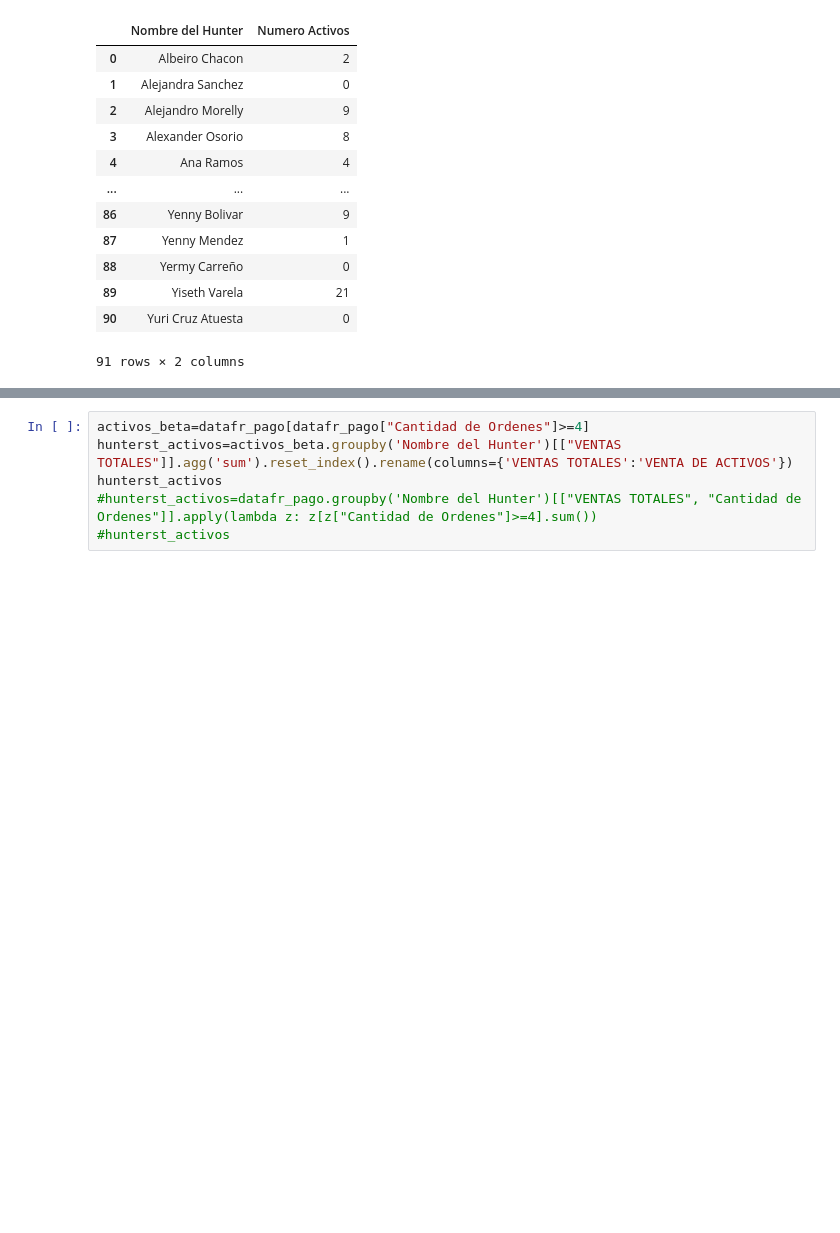
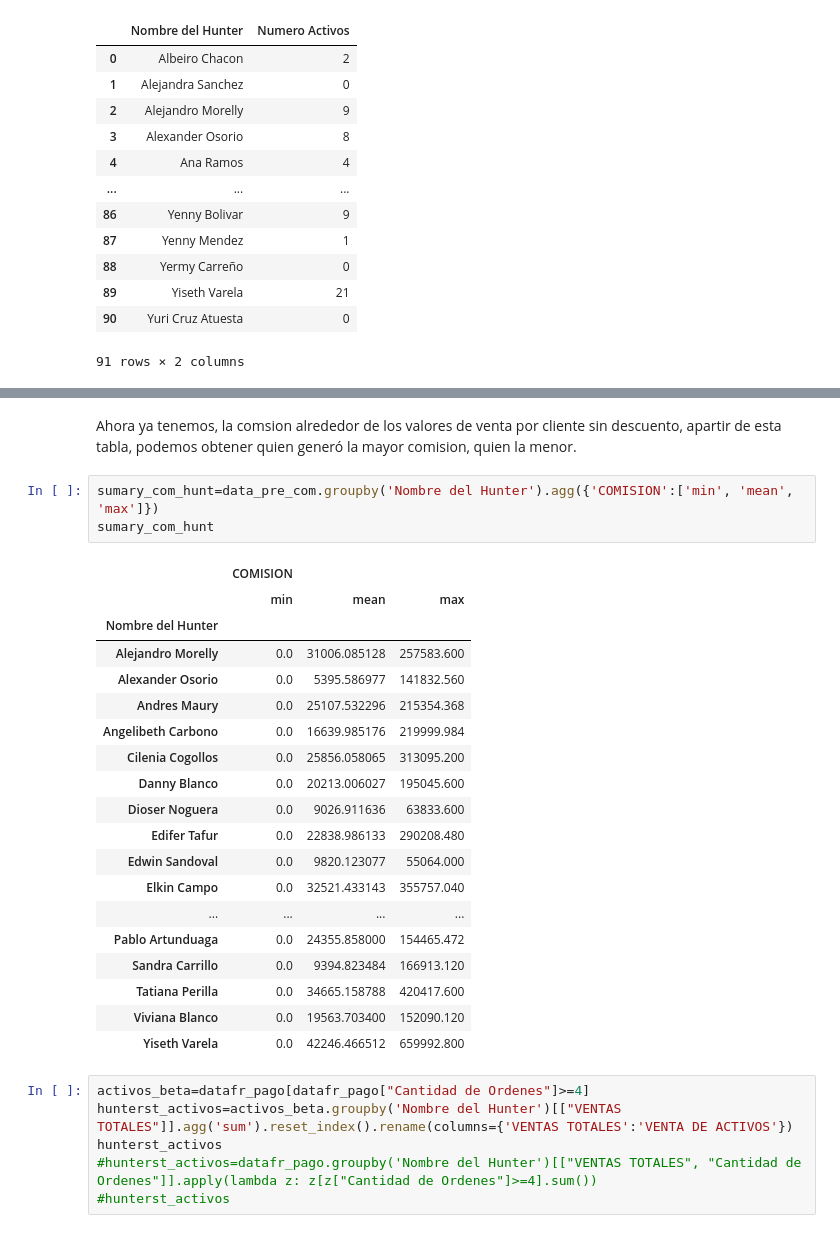
Before and after one commit to AndersonDGueC/data_science_proyects, a Jupyter notebook: frubana/prueba_fruber.ipynb, the cells around one changed output, grey strips where cells are left out. Cells and saved outputs as stored; diff of their text form; blank space fills up the shorter version.

```diff
--- a/frubana/prueba_fruber.ipynb
+++ b/frubana/prueba_fruber.ipynb
@@ -119,3 +269,28 @@ hunter_resa
+# %% [markdown]
+Ahora ya tenemos, la comsion alrededor de los valores de venta por cliente sin descuento, apartir de esta tabla, podemos obtener quien generó la mayor comision, quien la menor.
+# %%
+sumary_com_hunt=data_pre_com.groupby('Nombre del Hunter').agg({'COMISION':['min', 'mean', 'max']})
+sumary_com_hunt
+# %% [output]
+|  | COMISION |  |  |
+|  | min | mean | max |
+| Nombre del Hunter |  |  |  |
+| Alejandro Morelly | 0.0 | 31006.085128 | 257583.600 |
+| Alexander Osorio | 0.0 | 5395.586977 | 141832.560 |
+| Andres Maury | 0.0 | 25107.532296 | 215354.368 |
+| Angelibeth Carbono | 0.0 | 16639.985176 | 219999.984 |
+| Cilenia Cogollos | 0.0 | 25856.058065 | 313095.200 |
+| Danny Blanco | 0.0 | 20213.006027 | 195045.600 |
+| Dioser Noguera | 0.0 | 9026.911636 | 63833.600 |
+| Edifer Tafur | 0.0 | 22838.986133 | 290208.480 |
+| Edwin Sandoval | 0.0 | 9820.123077 | 55064.000 |
+| Elkin Campo | 0.0 | 32521.433143 | 355757.040 |
+| ... | ... | ... | ... |
+| Pablo Artunduaga | 0.0 | 24355.858000 | 154465.472 |
+| Sandra Carrillo | 0.0 | 9394.823484 | 166913.120 |
+| Tatiana Perilla | 0.0 | 34665.158788 | 420417.600 |
+| Viviana Blanco | 0.0 | 19563.703400 | 152090.120 |
+| Yiseth Varela | 0.0 | 42246.466512 | 659992.800 |
 # %%
 activos_beta=datafr_pago[datafr_pago["Cantidad de Ordenes"]>=4]
 hunterst_activos=activos_beta.groupby('Nombre del Hunter')[["VENTAS TOTALES"]].agg('sum').reset_index().rename(columns={'VENTAS TOTALES':'VENTA DE ACTIVOS'})
```
Also changed, not shown: parts of 22 cells of this notebook.
